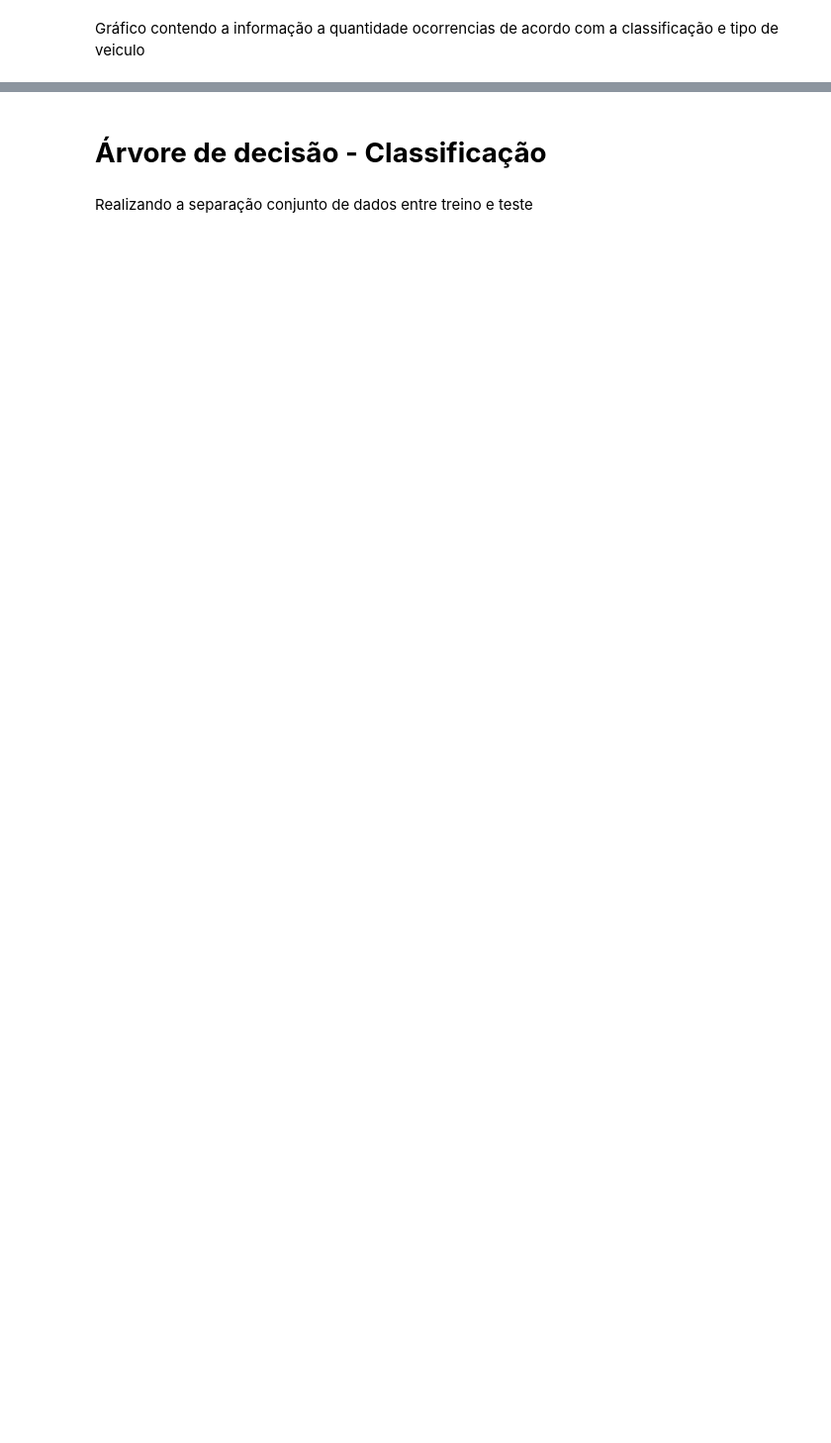
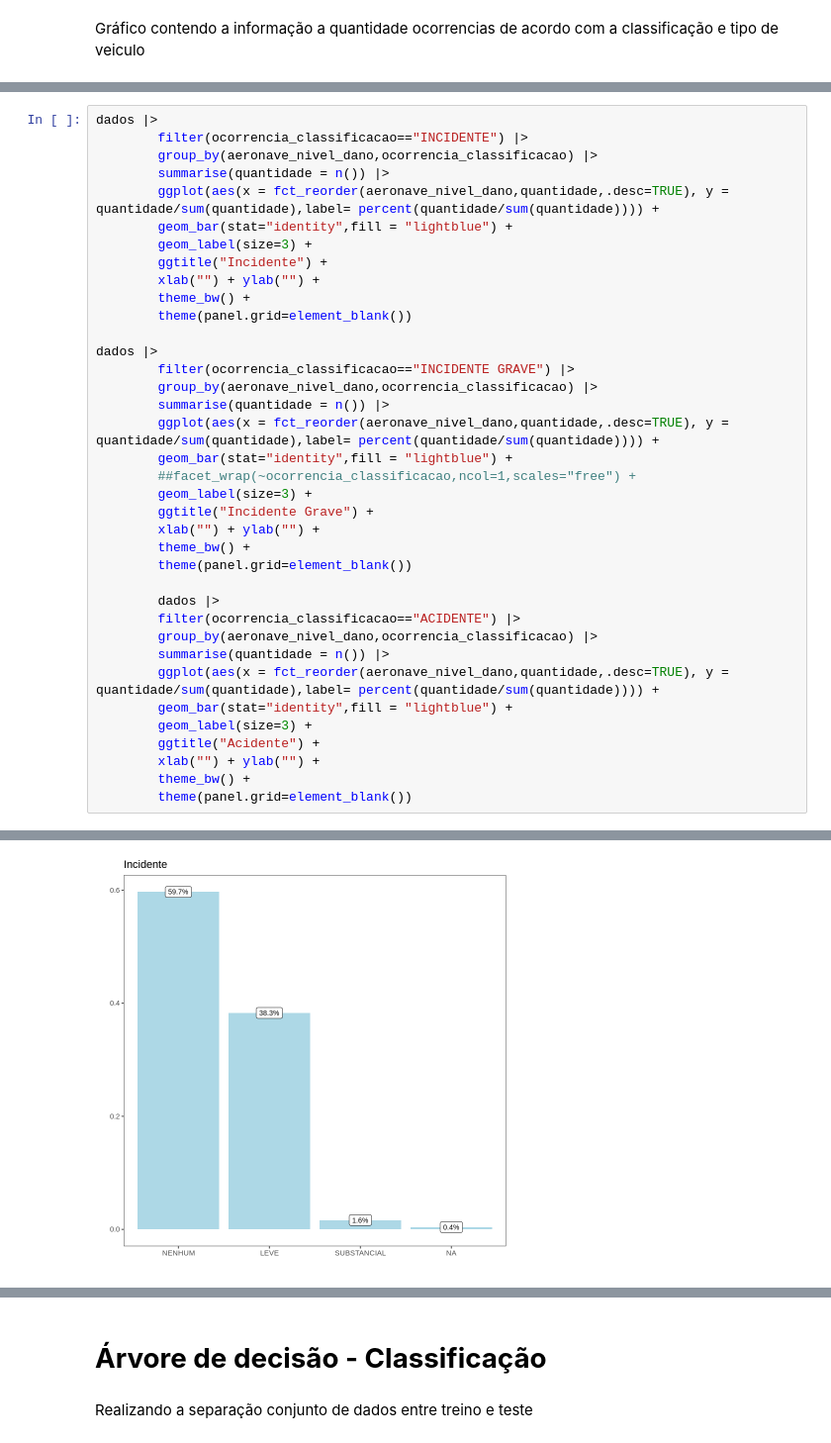
Before and after one commit to JulliaNascimento/Mineracao-de-Dados, a Jupyter notebook: Dados_trabalho.ipynb, the cells around one changed output, grey strips where cells are left out. Shown at 99% size. Drawn from its saved outputs; the diff is of its cells as text; blank space fills up the shorter version.

```diff
--- a/Dados_trabalho.ipynb
+++ b/Dados_trabalho.ipynb
@@ -434,0 +440,38 @@ Results may be unexpected or may change in future versions of ggplot2.”
+# %%
+dados |>
+        filter(ocorrencia_classificacao=="INCIDENTE") |>
+        group_by(aeronave_nivel_dano,ocorrencia_classificacao) |>
+        summarise(quantidade = n()) |>
+        ggplot(aes(x = fct_reorder(aeronave_nivel_dano,quantidade,.desc=TRUE), y = quantidade/sum(quantidade),label= percent(quantidade/sum(quantidade)))) +
+        geom_bar(stat="identity",fill = "lightblue") +
+        geom_label(size=3) +
+        ggtitle("Incidente") +
+        xlab("") + ylab("") +
+        theme_bw() +
+        theme(panel.grid=element_blank())
+
+dados |>
+        filter(ocorrencia_classificacao=="INCIDENTE GRAVE") |>
+        group_by(aeronave_nivel_dano,ocorrencia_classificacao) |>
+        summarise(quantidade = n()) |>
+        ggplot(aes(x = fct_reorder(aeronave_nivel_dano,quantidade,.desc=TRUE), y = quantidade/sum(quantidade),label= percent(quantidade/sum(quantidade)))) +
+        geom_bar(stat="identity",fill = "lightblue") +
+        ##facet_wrap(~ocorrencia_classificacao,ncol=1,scales="free") +
+        geom_label(size=3) +
+        ggtitle("Incidente Grave") +
+        xlab("") + ylab("") +
+        theme_bw() +
+        theme(panel.grid=element_blank())
+
+        dados |>
+        filter(ocorrencia_classificacao=="ACIDENTE") |>
+        group_by(aeronave_nivel_dano,ocorrencia_classificacao) |>
+        summarise(quantidade = n()) |>
+        ggplot(aes(x = fct_reorder(aeronave_nivel_dano,quantidade,.desc=TRUE), y = quantidade/sum(quantidade),label= percent(quantidade/sum(quantidade)))) +
+        geom_bar(stat="identity",fill = "lightblue") +
+        geom_label(size=3) +
+        ggtitle("Acidente") +
+        xlab("") + ylab("") +
+        theme_bw() +
+        theme(panel.grid=element_blank())
+# %% [output]
@@ -434,0 +482 @@ Results may be unexpected or may change in future versions of ggplot2.”
+[figure, added]
```
Also changed, not shown: parts of 33 cells of this notebook.
